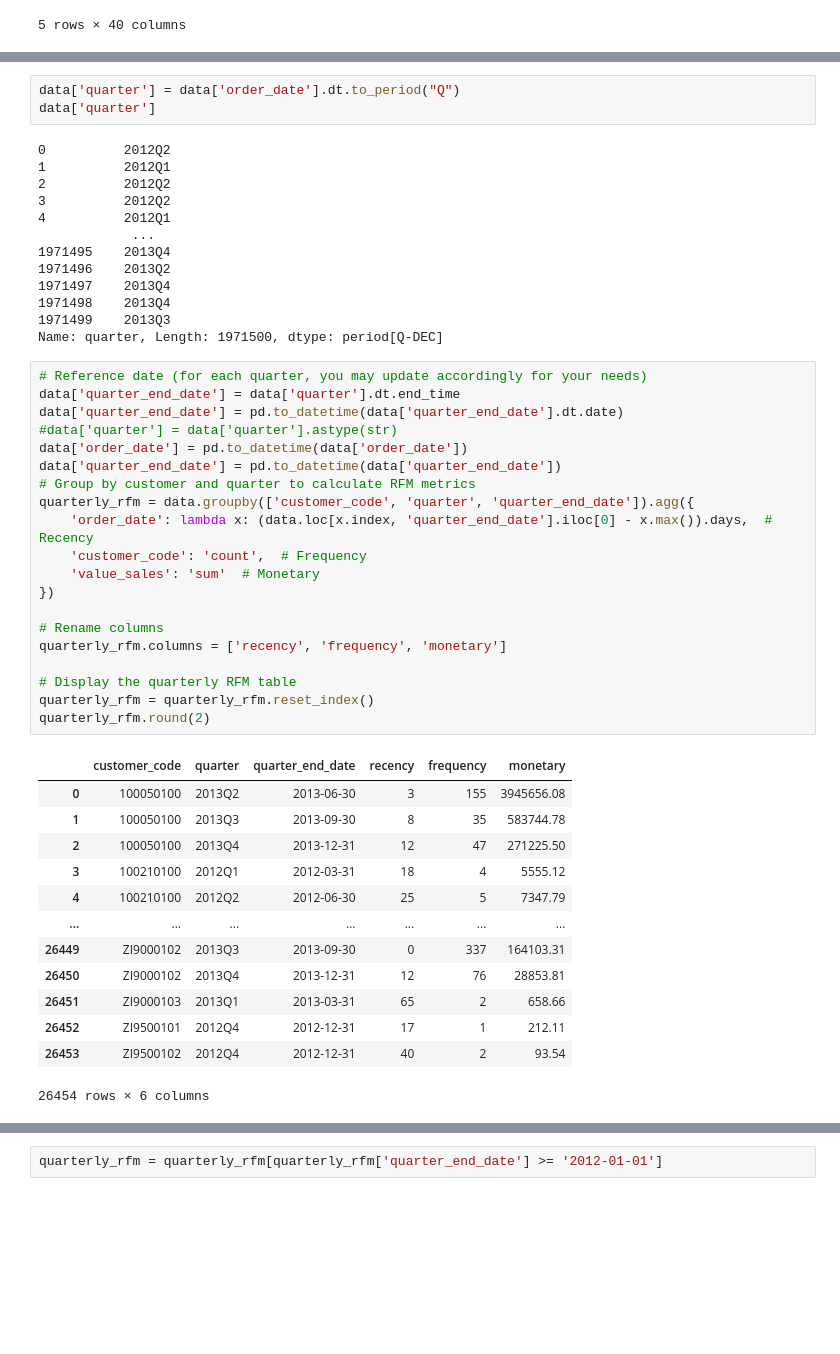
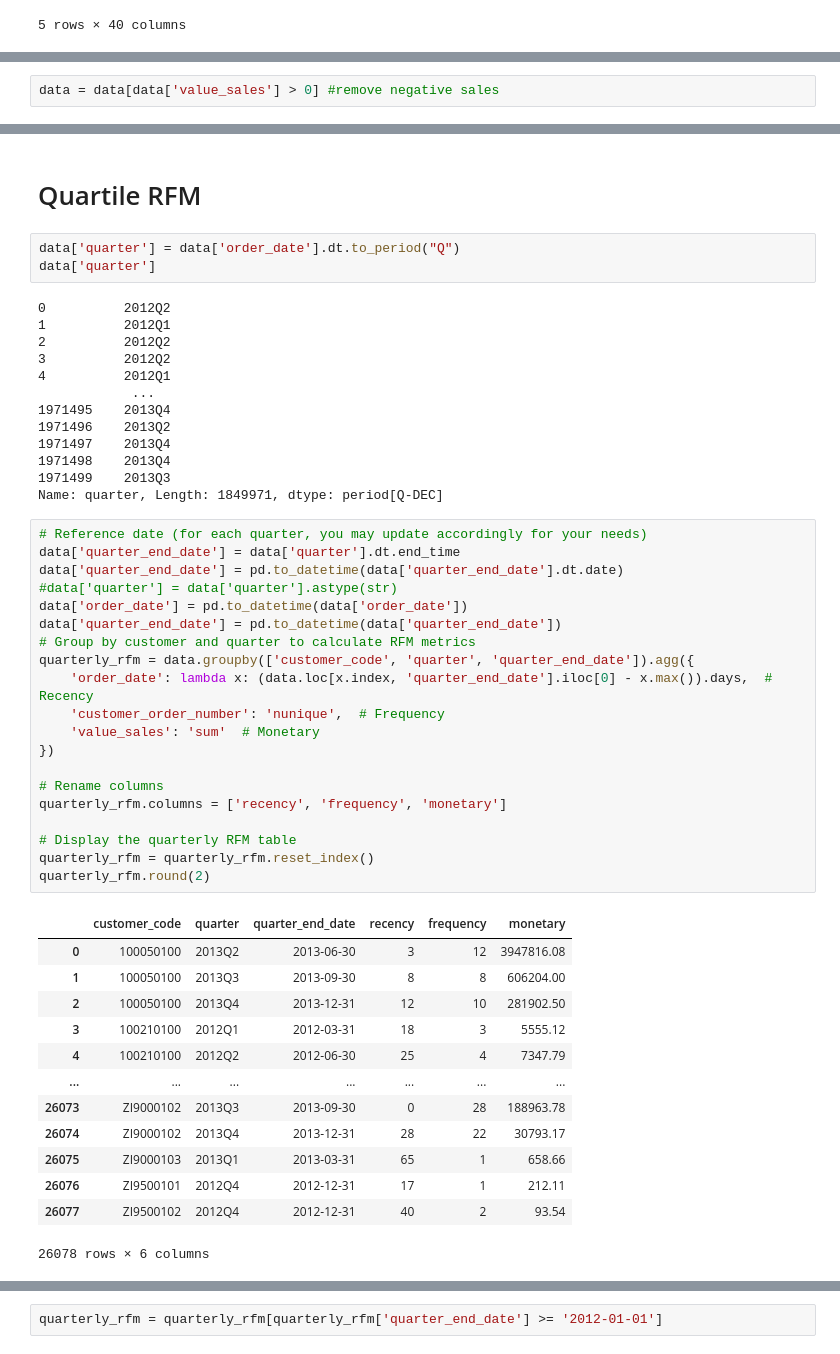
Before and after one commit to C4PT41N4545/BUSA8000-LuminaTech_Analytics_Project, a Jupyter notebook: notebooks/customer_churn_analysis.ipynb, the cells around one changed output, grey strips where cells are left out. Drawn from its saved outputs; the diff is of its cells as text; blank space fills up the shorter version.

```diff
--- a/notebooks/customer_churn_analysis.ipynb
+++ b/notebooks/customer_churn_analysis.ipynb
@@ -87,0 +42,2 @@ Name: count, Length: 642288, dtype: int64
+# %%
+data = data[data['value_sales'] > 0] #remove negative sales
@@ -176,3 +141,5 @@ rfm[['customer_code', 'recency', 'frequency', 'monetary', 'RFM_score', 'segment'
+# %% [markdown]
+# Quartile RFM
 # %%
 data['quarter'] = data['order_date'].dt.to_period("Q")
 data['quarter']
@@ -188,41 +155,41 @@ data['quarter']
 1971497    2013Q4
 1971498    2013Q4
 1971499    2013Q3
-Name: quarter, Length: 1971500, dtype: period[Q-DEC]
+Name: quarter, Length: 1849971, dtype: period[Q-DEC]
 # %%
 # Reference date (for each quarter, you may update accordingly for your needs)
 data['quarter_end_date'] = data['quarter'].dt.end_time
 data['quarter_end_date'] = pd.to_datetime(data['quarter_end_date'].dt.date)
 #data['quarter'] = data['quarter'].astype(str)
 data['order_date'] = pd.to_datetime(data['order_date'])
 data['quarter_end_date'] = pd.to_datetime(data['quarter_end_date'])
 # Group by customer and quarter to calculate RFM metrics
 quarterly_rfm = data.groupby(['customer_code', 'quarter', 'quarter_end_date']).agg({
     'order_date': lambda x: (data.loc[x.index, 'quarter_end_date'].iloc[0] - x.max()).days,  # Recency
-    'customer_code': 'count',  # Frequency
+    'customer_order_number': 'nunique',  # Frequency
     'value_sales': 'sum'  # Monetary
 })
 
 # Rename columns
 quarterly_rfm.columns = ['recency', 'frequency', 'monetary']
 
 # Display the quarterly RFM table
 quarterly_rfm = quarterly_rfm.reset_index()
 quarterly_rfm.round(2)
 # %% [output]
 |  | customer_code | quarter | quarter_end_date | recency | frequency | monetary |
-| 0 | 100050100 | 2013Q2 | 2013-06-30 | 3 | 155 | 3945656.08 |
-| 1 | 100050100 | 2013Q3 | 2013-09-30 | 8 | 35 | 583744.78 |
-| 2 | 100050100 | 2013Q4 | 2013-12-31 | 12 | 47 | 271225.50 |
-| 3 | 100210100 | 2012Q1 | 2012-03-31 | 18 | 4 | 5555.12 |
-| 4 | 100210100 | 2012Q2 | 2012-06-30 | 25 | 5 | 7347.79 |
+| 0 | 100050100 | 2013Q2 | 2013-06-30 | 3 | 12 | 3947816.08 |
+| 1 | 100050100 | 2013Q3 | 2013-09-30 | 8 | 8 | 606204.00 |
+| 2 | 100050100 | 2013Q4 | 2013-12-31 | 12 | 10 | 281902.50 |
+| 3 | 100210100 | 2012Q1 | 2012-03-31 | 18 | 3 | 5555.12 |
+| 4 | 100210100 | 2012Q2 | 2012-06-30 | 25 | 4 | 7347.79 |
 | ... | ... | ... | ... | ... | ... | ... |
-| 26449 | ZI9000102 | 2013Q3 | 2013-09-30 | 0 | 337 | 164103.31 |
-| 26450 | ZI9000102 | 2013Q4 | 2013-12-31 | 12 | 76 | 28853.81 |
-| 26451 | ZI9000103 | 2013Q1 | 2013-03-31 | 65 | 2 | 658.66 |
-| 26452 | ZI9500101 | 2012Q4 | 2012-12-31 | 17 | 1 | 212.11 |
-| 26453 | ZI9500102 | 2012Q4 | 2012-12-31 | 40 | 2 | 93.54 |
+| 26073 | ZI9000102 | 2013Q3 | 2013-09-30 | 0 | 28 | 188963.78 |
+| 26074 | ZI9000102 | 2013Q4 | 2013-12-31 | 28 | 22 | 30793.17 |
+| 26075 | ZI9000103 | 2013Q1 | 2013-03-31 | 65 | 1 | 658.66 |
+| 26076 | ZI9500101 | 2012Q4 | 2012-12-31 | 17 | 1 | 212.11 |
+| 26077 | ZI9500102 | 2012Q4 | 2012-12-31 | 40 | 2 | 93.54 |
-26454 rows × 6 columns
+26078 rows × 6 columns
 # %%
 # Assign scores using quantiles
 quarterly_rfm['recency_score'] = pd.qcut(quarterly_rfm['recency'], 5, labels=[5, 4, 3, 2, 1])
```
Also changed, not shown: parts of 21 cells of this notebook.
